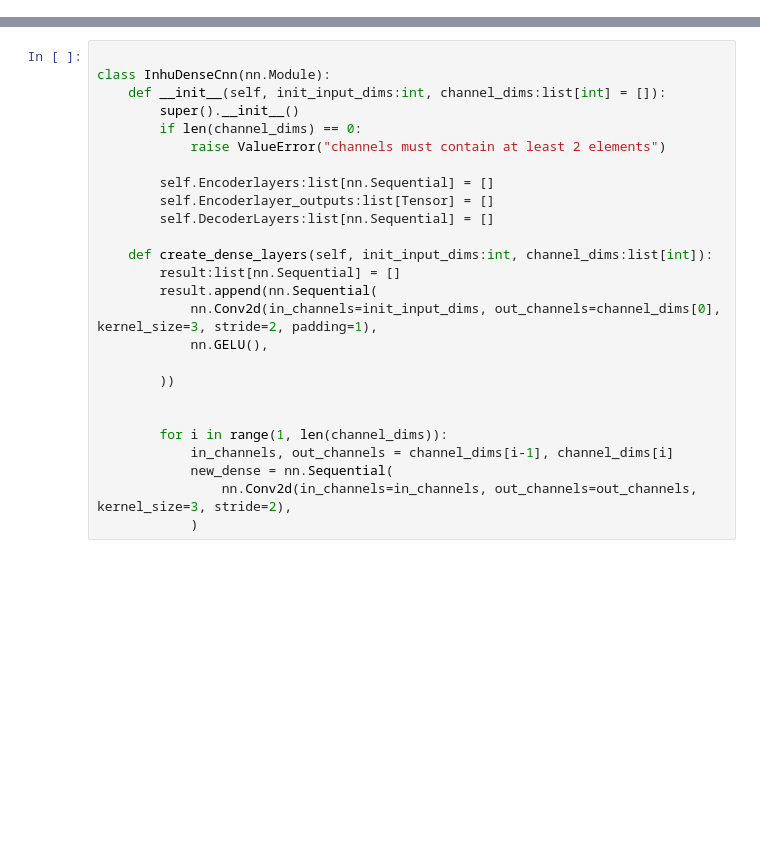
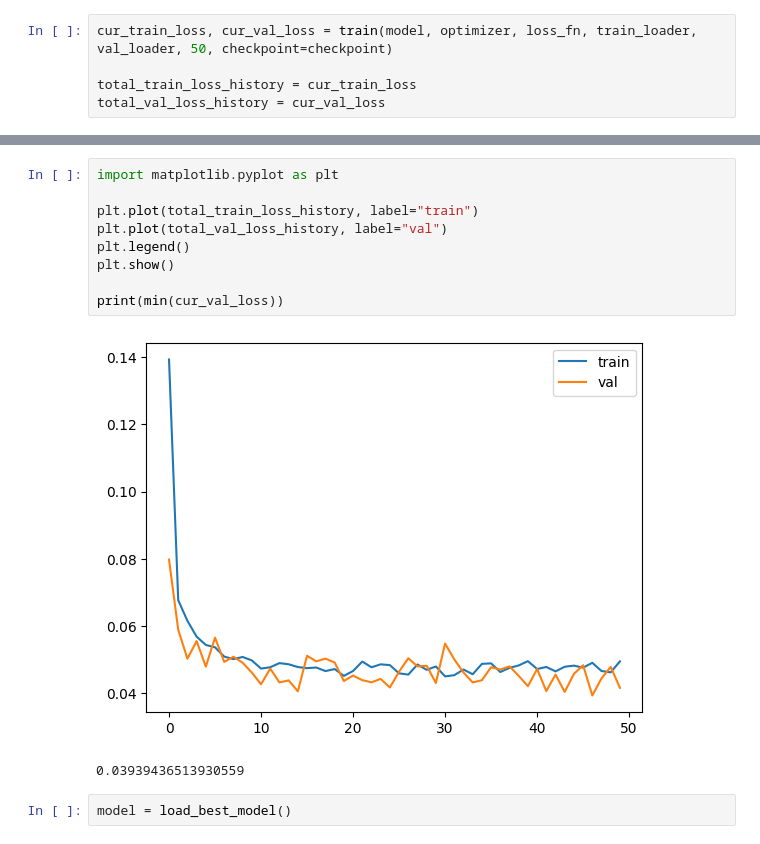
Before and after one commit to ghkddlsgn/handson-mlp, a Jupyter notebook: practice/diffusion/difussion_practice.ipynb, the cells around one changed output, grey strips where cells are left out. Cells and saved outputs as stored; diff of their text form; blank space fills up the shorter version.

```diff
--- a/practice/diffusion/difussion_practice.ipynb
+++ b/practice/diffusion/difussion_practice.ipynb
@@ -18,0 +175,5 @@ print(len(train_dataset), len(test_dataset))
+# %%
+cur_train_loss, cur_val_loss = train(model, optimizer, loss_fn, train_loader, val_loader, 50, checkpoint=checkpoint)
+
+total_train_loss_history = cur_train_loss
+total_val_loss_history = cur_val_loss
@@ -19,26 +198,14 @@ print(len(train_dataset), len(test_dataset))
 # %%
+import matplotlib.pyplot as plt
 
-class InhuDenseCnn(nn.Module):
-    def __init__(self, init_input_dims:int, channel_dims:list[int] = []):
-        super().__init__()
-        if len(channel_dims) == 0:
-            raise ValueError("channels must contain at least 2 elements")
+plt.plot(total_train_loss_history, label="train")
+plt.plot(total_val_loss_history, label="val")
+plt.legend()
+plt.show()
 
-        self.Encoderlayers:list[nn.Sequential] = []
-        self.Encoderlayer_outputs:list[Tensor] = []
-        self.DecoderLayers:list[nn.Sequential] = []
-
-    def create_dense_layers(self, init_input_dims:int, channel_dims:list[int]):
-        result:list[nn.Sequential] = []
-        result.append(nn.Sequential(
-            nn.Conv2d(in_channels=init_input_dims, out_channels=channel_dims[0], kernel_size=3, stride=2, padding=1),
-            nn.GELU(),
-
-        ))
-
-
-        for i in range(1, len(channel_dims)):
-            in_channels, out_channels = channel_dims[i-1], channel_dims[i]
-            new_dense = nn.Sequential(
-                nn.Conv2d(in_channels=in_channels, out_channels=out_channels, kernel_size=3, stride=2),
-            )
+print(min(cur_val_loss))
+# %% [output]
+[figure, added]
+0.03939436513930559
+# %%
+model = load_best_model()
```
Also changed, not shown: parts of 6 cells of this notebook, 3 other files.
